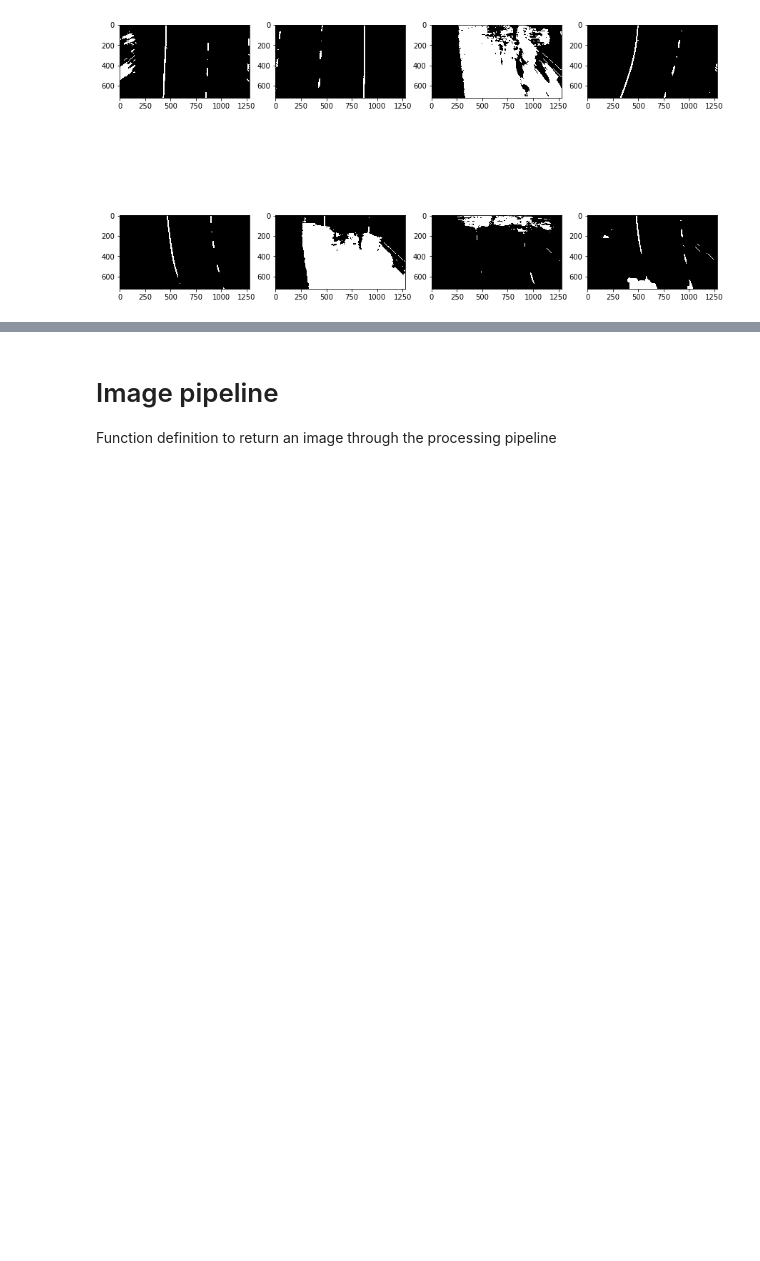
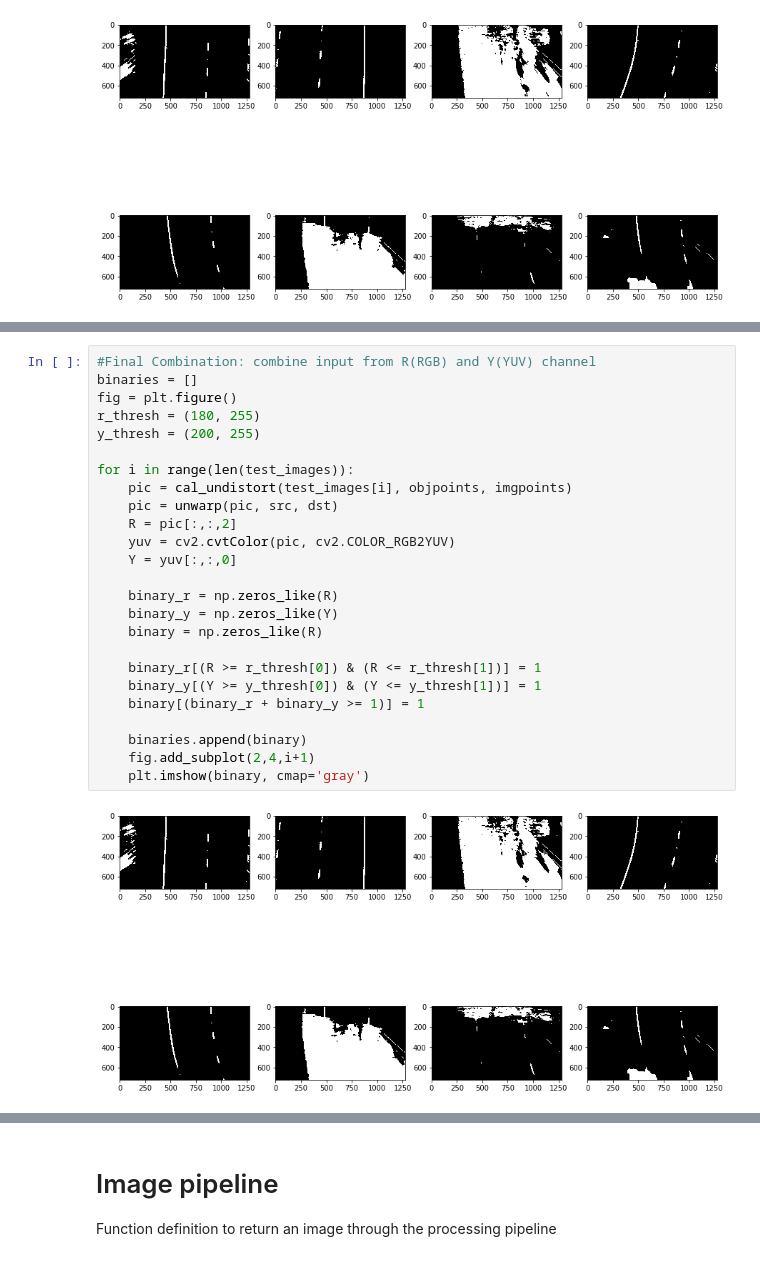
Before and after one commit to lhyleonghuiyu/CarND-Advanced-Lane-Lines, a Jupyter notebook: Project.ipynb, the cells around one changed output, grey strips where cells are left out. Cells and saved outputs as stored; diff of their text form; blank space fills up the shorter version.

```diff
--- a/Project.ipynb
+++ b/Project.ipynb
@@ -206,0 +234,27 @@ for i in range(len(test_images)):
+# %%
+#Final Combination: combine input from R(RGB) and Y(YUV) channel
+binaries = []
+fig = plt.figure()
+r_thresh = (180, 255)
+y_thresh = (200, 255)
+
+for i in range(len(test_images)):
+    pic = cal_undistort(test_images[i], objpoints, imgpoints)
+    pic = unwarp(pic, src, dst)
+    R = pic[:,:,2]
+    yuv = cv2.cvtColor(pic, cv2.COLOR_RGB2YUV)
+    Y = yuv[:,:,0]
+
+    binary_r = np.zeros_like(R)
+    binary_y = np.zeros_like(Y)
+    binary = np.zeros_like(R)
+
+    binary_r[(R >= r_thresh[0]) & (R <= r_thresh[1])] = 1
+    binary_y[(Y >= y_thresh[0]) & (Y <= y_thresh[1])] = 1
+    binary[(binary_r + binary_y >= 1)] = 1
+
+    binaries.append(binary)
+    fig.add_subplot(2,4,i+1)
+    plt.imshow(binary, cmap='gray')
+# %% [output]
+[figure, added]
```
Also changed, not shown: parts of 10 cells of this notebook.
